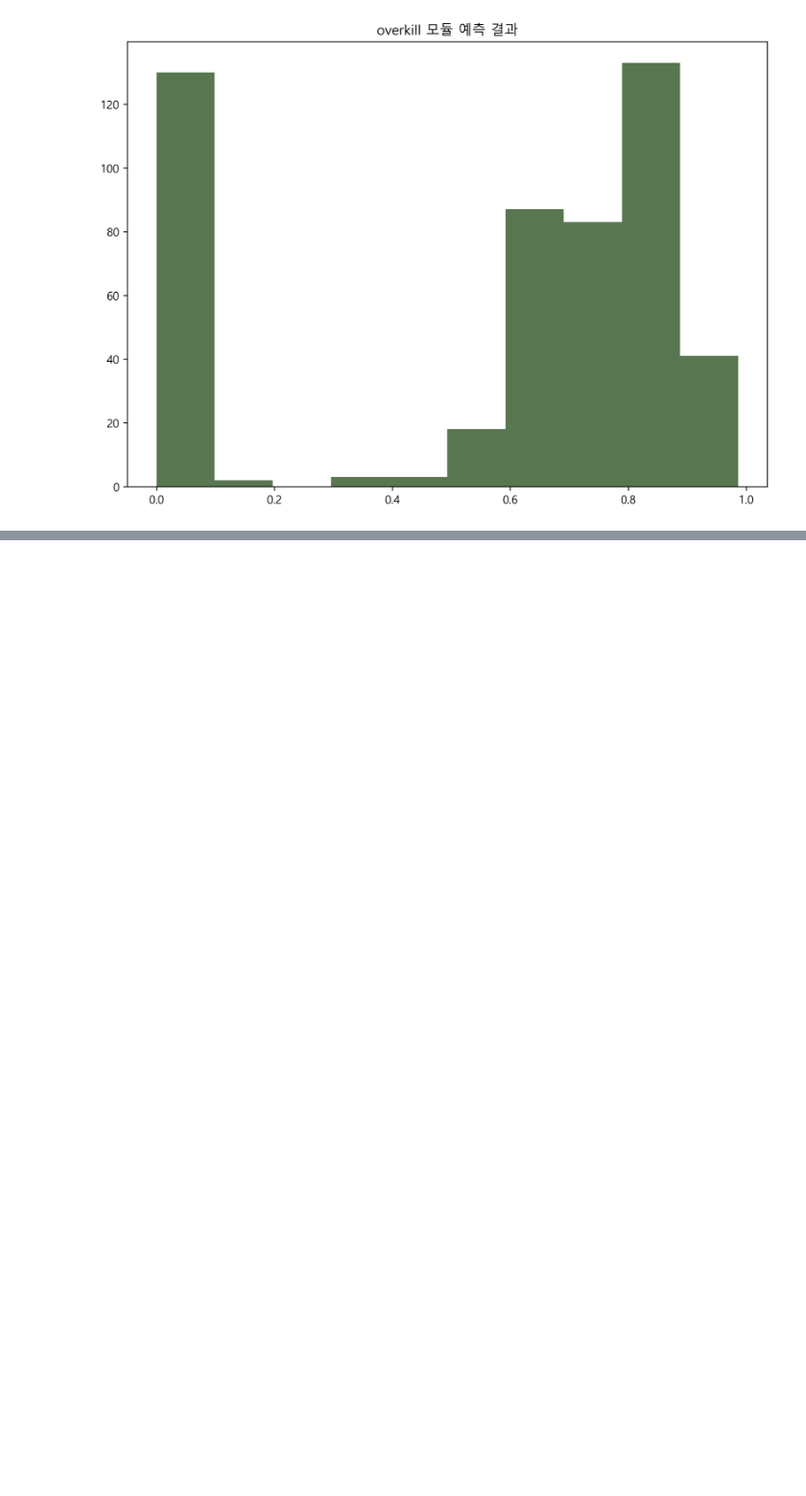
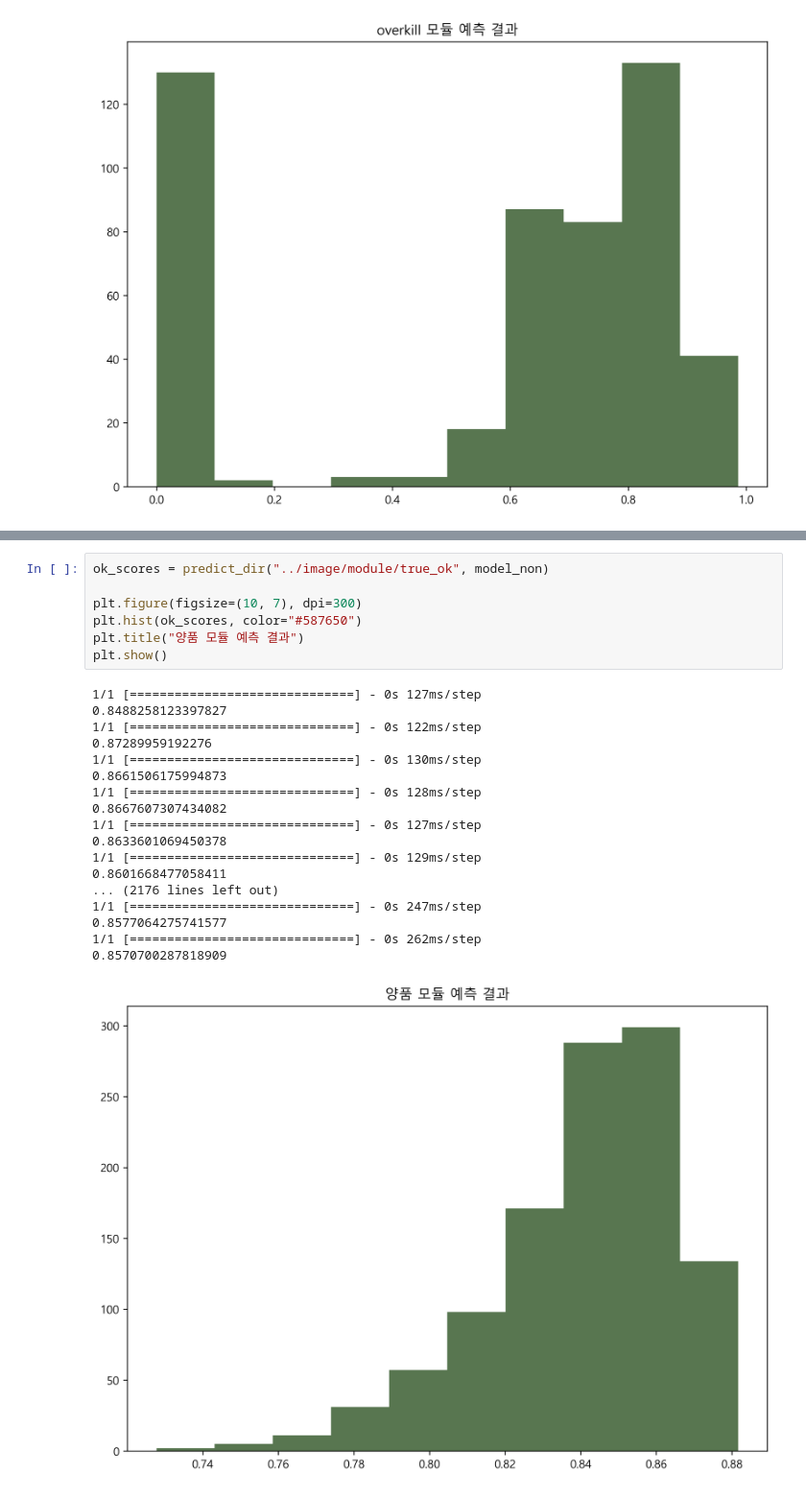
Before and after one commit to knudatascientists/lg-innotek-projects, a Jupyter notebook: cnn_model/predict.ipynb, the cells around one changed output, grey strips where cells are left out. Shown at 96% size. Drawn from its saved outputs; the diff is of its cells as text; blank space fills up the shorter version.

```diff
--- a/cnn_model/predict.ipynb
+++ b/cnn_model/predict.ipynb
@@ -156,0 +194,26 @@ plt.show()
+# %%
+ok_scores = predict_dir("../image/module/true_ok", model_non)
+
+plt.figure(figsize=(10, 7), dpi=300)
+plt.hist(ok_scores, color="#587650")
+plt.title("양품 모듈 예측 결과")
+plt.show()
+# %% [output]
+1/1 [==============================] - 0s 127ms/step
+0.8488258123397827
+1/1 [==============================] - 0s 122ms/step
+0.87289959192276
+1/1 [==============================] - 0s 130ms/step
+0.8661506175994873
+1/1 [==============================] - 0s 128ms/step
+0.8667607307434082
+1/1 [==============================] - 0s 127ms/step
+0.8633601069450378
+1/1 [==============================] - 0s 129ms/step
+0.8601668477058411
+... (2176 lines left out)
+1/1 [==============================] - 0s 247ms/step
+0.8577064275741577
+1/1 [==============================] - 0s 262ms/step
+0.8570700287818909
+[figure, added]
```
Also changed, not shown: parts of 5 cells of this notebook.
